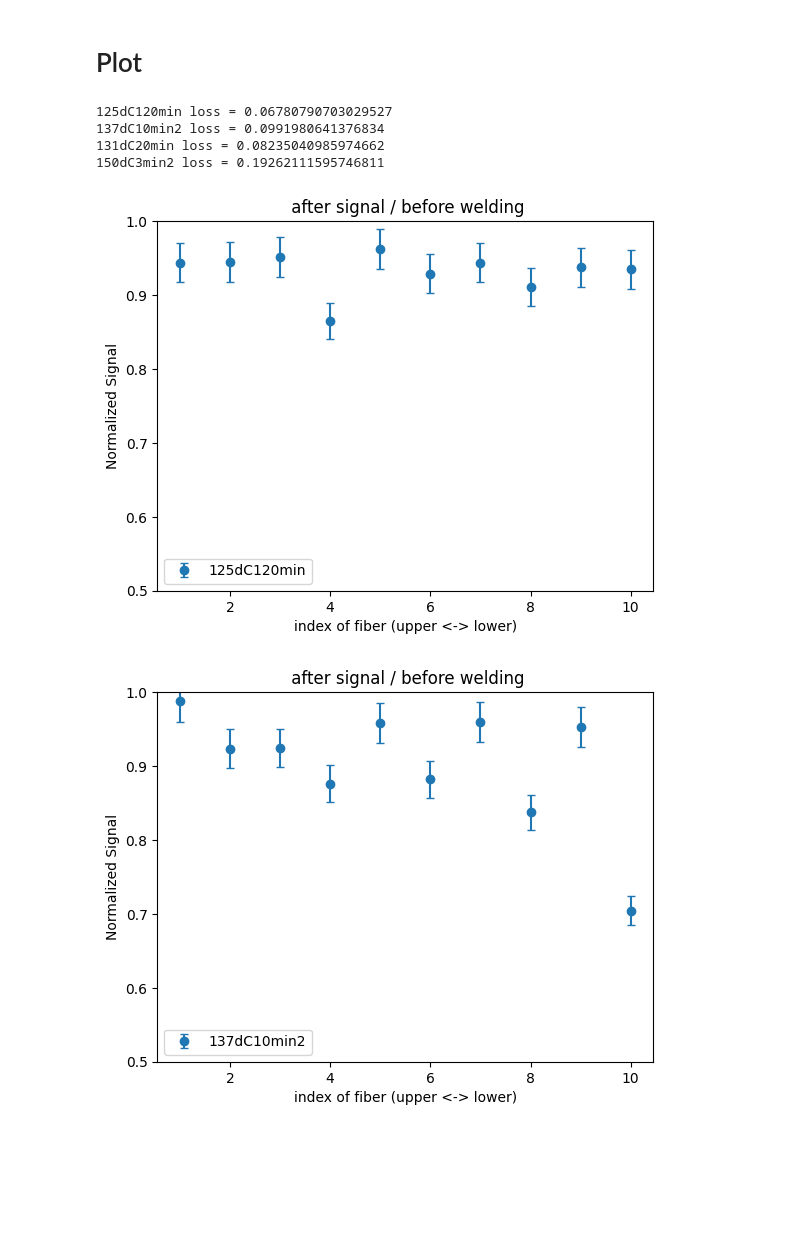
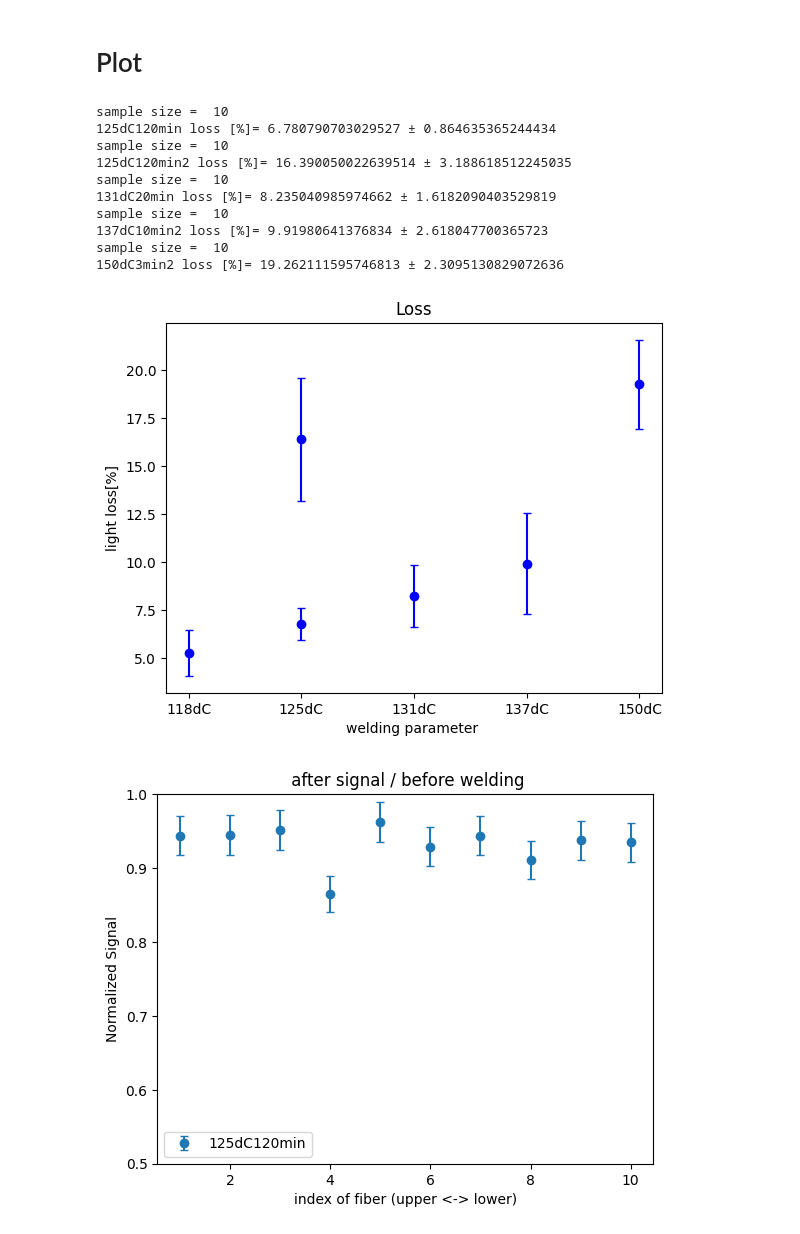
Before and after one commit to Dwaka-epx/Python-codes, a Jupyter notebook: 30cmFiberAnalysis/LoggerCSVs2FiberSignal.ipynb, the cells around one changed output. Saved outputs shown, nothing was run; the diff lists cells and outputs as text; code cells hidden in the pictures; blank space fills up the shorter version.

```diff
--- a/30cmFiberAnalysis/LoggerCSVs2FiberSignal.ipynb
+++ b/30cmFiberAnalysis/LoggerCSVs2FiberSignal.ipynb
@@ -114,51 +114,76 @@ import numpy as np
 
 plotDatasets = [# condition, before, after]
 	['125dC120min','2023-12-06-121748','2023-12-06-200841']
-	#,['125dC120min2','2023-12-08-225841','2023-12-12-125943']
+	,['125dC120min2','2023-12-08-225841','2023-12-12-125943']
+	,['131dC20min','2023-11-15-194738','2023-11-19-110826_2023-11-15-224348']
 	#,['137dC10min','2023-11-12-182201','2023-11-15-194738']
 	,['137dC10min2','2023-12-17-154334','2023-12-17-174653']
-	,['131dC20min','2023-11-15-194738','2023-11-19-110826_2023-11-15-224348']
 	#,['150dC3min','2023-11-11-211107','2023-11-12-134302']
 	,['150dC3min2','2023-12-17-163006','2023-12-18-134743']
 ]
 listDfRatios=[]
 errRatio = 0.02 # from the connector coupling reproducibility
 listDfs = []
+fig_compare, ax_compare = plt.subplots()
+
 
 #************************************************
 for iParameter, listRuns in enumerate(plotDatasets):
 	parameterLabel = listRuns[0]
 	runDate = listRuns[1:]
 	nMeasureSample = len(runDate) # [before ,after]
 
 	# make and fill dfs to "listDfs" by each condition
 	for irun,date in enumerate(runDate):
 		df = pd.read_csv(f'./output_LoggerCSVs2FiberSignal/{parameterLabel}/output_logger2signal{date}.csv')
 		df.index += 1
 		listDfs.append(df) #both  before and after are filled.
 
 	dfRatio = listDfs[nMeasureSample*iParameter+1]/listDfs[nMeasureSample*iParameter]
 	mean_ratio = dfRatio.mean(numeric_only=True)
 	listDfRatios.append(dfRatio)
+	#********** make x and y ********
+	x = np.arange(len(dfRatio))+1
+	y = dfRatio.values.flatten()
+	sampleSize = len(y)
+	print("sample size = ",sampleSize)
+	lossMean = (1-y.mean())*100
+	lossErr = 100*y.std(ddof=1)/np.sqrt(sampleSize)
+	print(f'{parameterLabel} loss [%]=',lossMean,"±",lossErr)
+	yErr = y*np.sqrt(2)*errRatio
+
 	#************* plot *************
 	fig, ax = plt.subplots()
-	x = np.arange(len(dfRatio))+1
-	y = dfRatio.values.flatten()
-	print(f'{parameterLabel} loss =',1-y.mean())
-	yErr = y*np.sqrt(2)*errRatio
 	ax.errorbar(x, y, yerr=yErr ,fmt='o'
 						 , capsize=3, label=parameterLabel)
-
 	ax.set_title(' after signal / before welding')
 	ax.set_xlabel('index of fiber (upper <-> lower)')
 	ax.set_ylabel('Normalized Signal')
 	ax.set_ylim([0.5, 1])
 	ax.legend()
+
+plt.xticks(np.arange(5), ['118dC','125dC', '131dC', '137dC', '150dC'])
+
+ax_compare.errorbar('118dC',5.27,yerr=1.2,	capsize=3,fmt='o',color='blue',ecolor='blue')
+ax_compare.errorbar('125dC',6.78,yerr=0.85,	capsize=3,fmt='o',color='blue',ecolor='blue')
+ax_compare.errorbar('125dC',16.39,yerr=3.2,	capsize=3,fmt='o',color='blue',ecolor='blue')
+ax_compare.errorbar('131dC',8.24,yerr=1.62,	capsize=3,fmt='o',color='blue',ecolor='blue')
+ax_compare.errorbar('137dC',9.92,yerr=2.62,	capsize=3,fmt='o',color='blue',ecolor='blue')
+ax_compare.errorbar('150dC',19.26,yerr=2.31,capsize=3,fmt='o',color='blue',ecolor='blue')
+ax_compare.set_title('Loss')
+ax_compare.set_xlabel('welding parameter ')
+ax_compare.set_ylabel('light loss[%]')
 plt.show()
 # %% [output]
-125dC120min loss = 0.06780790703029527
-137dC10min2 loss = 0.0991980641376834
-131dC20min loss = 0.08235040985974662
-150dC3min2 loss = 0.19262111595746811
+sample size =  10
+125dC120min loss [%]= 6.780790703029527 ± 0.864635365244434
+sample size =  10
+125dC120min2 loss [%]= 16.390050022639514 ± 3.188618512245035
+sample size =  10
+131dC20min loss [%]= 8.235040985974662 ± 1.6182090403529819
+sample size =  10
+137dC10min2 loss [%]= 9.91980641376834 ± 2.618047700365723
+sample size =  10
+150dC3min2 loss [%]= 19.262111595746813 ± 2.3095130829072636
-[figure, old version]
+[figure, new version]
-[figure, old version]
+[figure, new version]
```
Also changed, not shown: parts of 5 cells of this notebook, 10 other files.
